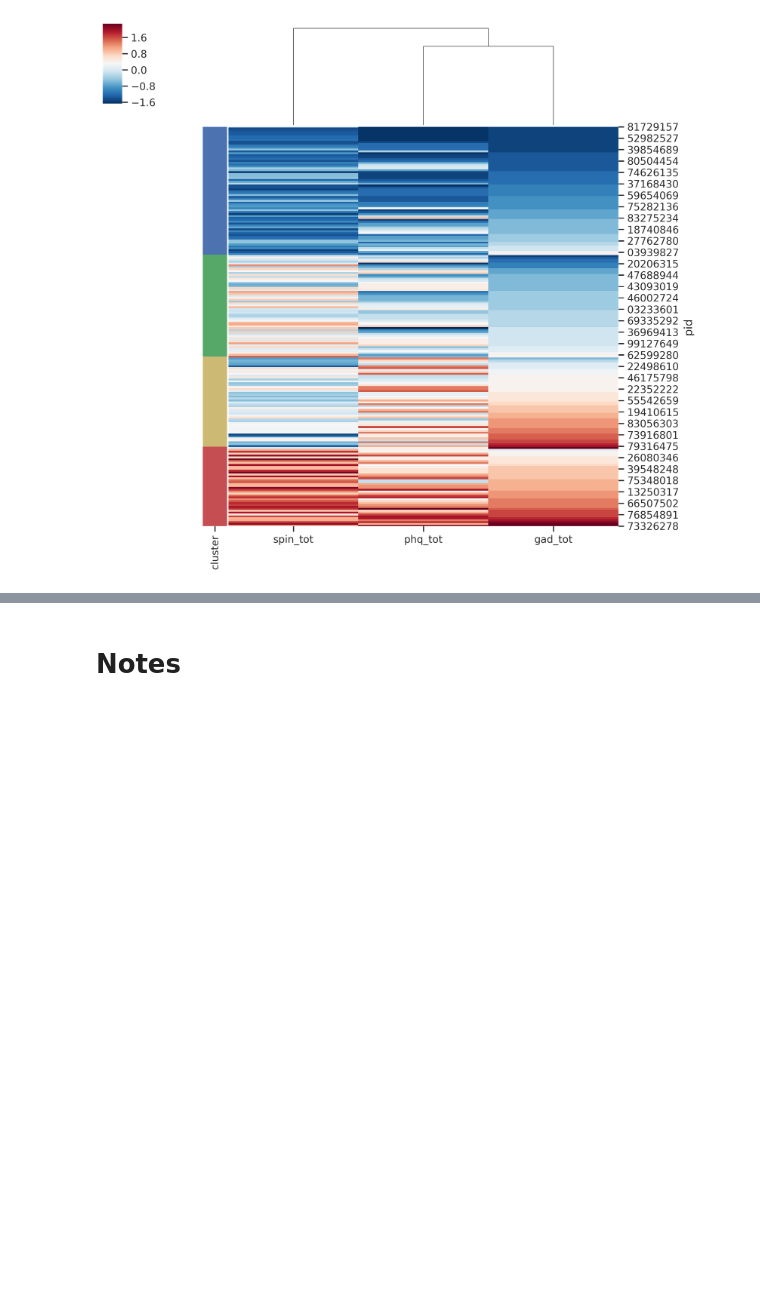
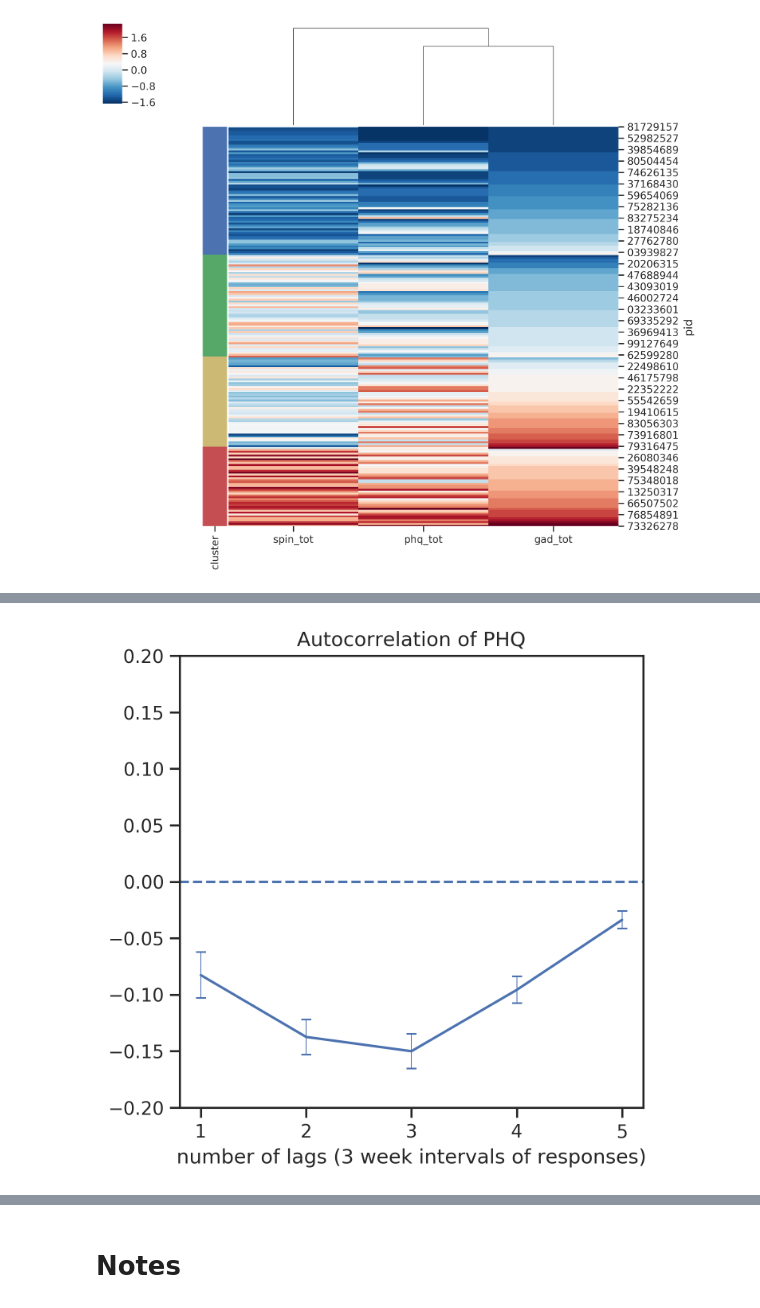
Before and after one commit to tliu526/lifesense, a Jupyter notebook: lifesense_cluster_processing.ipynb, the cells around one changed output, grey strips where cells are left out. Cells and saved outputs as stored; diff of their text form; code cells hidden in the pictures; blank space fills up the shorter version.

```diff
--- a/lifesense_cluster_processing.ipynb
+++ b/lifesense_cluster_processing.ipynb
@@ -718,0 +807,23 @@ clustergrid = sns.clustermap(cluster_df[['spin_tot', 'phq_tot', 'gad_tot']],
+# %%
+def plot_autocorr(ids, df, max_lags):
+    """Builds autocorrelation plot for the given ids and dataframe"""
+
+
+    ac_phq_dict, ac_phq_df = build_autocorr(df, 'phq_total_sc', ids, max_lags=max_lags)
+    x = np.arange(1, max_lags+1)
+    baseline = np.zeros(max_lags)
+
+    ac_phq_df = ac_phq_df.dropna()
+    plt.rcParams["figure.figsize"] = [5,5]
+    plt.errorbar(x, np.mean(ac_phq_df, axis=0).tolist()[1:], yerr=(np.std(ac_phq_df, axis=0).tolist()[1:]/np.sqrt(ac_phq_df.shape[0])), elinewidth=0.5, capsize=3)
+    plt.xticks(np.arange(1, n_lags+1, 1))
+    plt.title("Autocorrelation of PHQ")
+    plt.xlabel("number of lags (3 week intervals of responses)")
+    plt.ylim(-.2,.2)
+    plt.axhline(y=0, ls='--')
+    plt.show()
+# %%
+sel_state_df = phq_df[phq_df['redcap_event_name'] != 'week_0_arm_1']
+plot_autocorr(wave1_ids, sel_state_df, 5)
+# %% [output]
+[figure, added]
```
Also changed, not shown: parts of 13 cells of this notebook.
